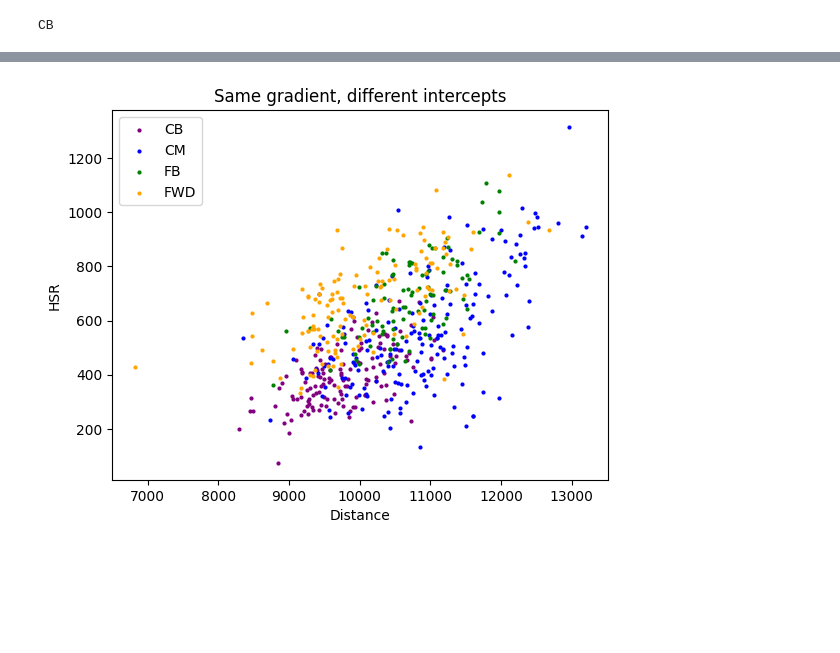
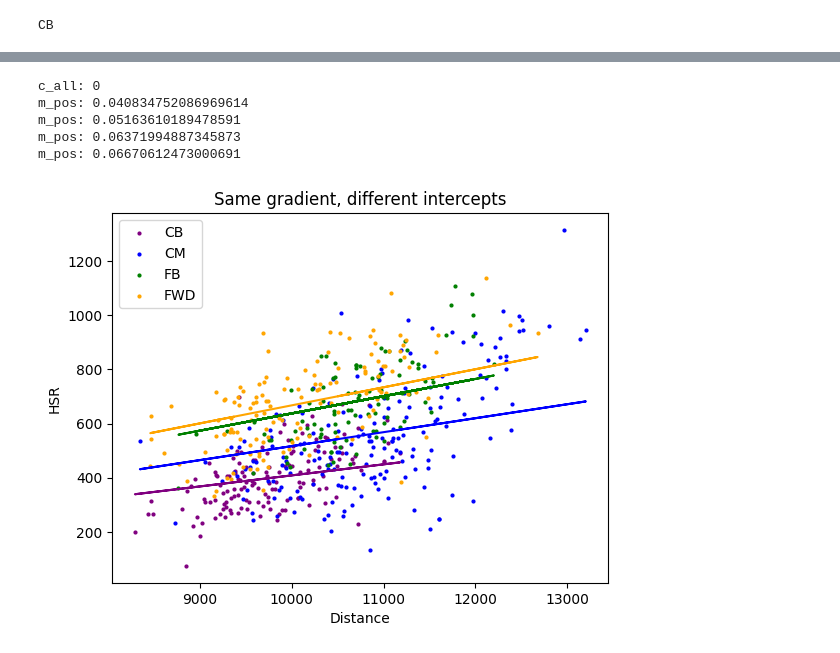
Before and after one commit to JTPiingtoh/GPSproject, a Jupyter notebook: LMM.ipynb, the cells around one changed output, grey strips where cells are left out. Saved outputs shown, nothing was run; the diff lists cells and outputs as text; code cells hidden in the pictures; blank space fills up the shorter version.

```diff
--- a/LMM.ipynb
+++ b/LMM.ipynb
@@ -106,36 +168,61 @@ CB
+# %%
+def min_SSE_given_c(c:float, x: np.ndarray, y: np.ndarray) -> float:
+
+    assert x.shape == y.shape
+    assert x.ndim == 1
+
+    sigma_x = np.sum(x)
+    sigma_xy = np.sum(x * y)
+    sigma_xx = np.sum(x * x)
+
+    return (sigma_xy - (c * sigma_x)) / sigma_xx
 # %%
 with engine.connect() as conn:
     select_stm_all_data = (
         select(sessions_data_table.c.Distance, sessions_data_table.c.HSR)
     )
 
     result_all = conn.execute(select_stm_all_data)
     all_data = result_all.mappings().all()
 
 nall_df = pd.DataFrame(all_data)
-x = nall_df["Distance"].values
-y = nall_df["HSR"].values
+x_all = nall_df["Distance"].values
+y_all = nall_df["HSR"].values
+
+c_all = 0
+print(f"c_all: {c_all}")
+
 
 colours = ["purple", "blue", "green", "orange"]
 
 for i, position in enumerate(positions):
     pos_subQ = selectPlayerIDsSubQ(position, players_table)
     measure_columns = sessions_data_table.columns
     pos_data = selectSessionsDataScatter(pos_subQ, measure_columns, sessions_data_table)
     pos_df = pd.DataFrame(pos_data)
-    x_axis = pos_df["Distance"]
-    y_axis = pos_df["HSR"]
+    x_pos = pos_df["Distance"].values
+    y_pos = pos_df["HSR"].values
+
+    m = min_SSE_given_c(c_all, x_pos, y_pos)
+    print(f"m_pos: {m}")
+    lobf_position = np.polynomial.polynomial.Polynomial((c_all, m))
 
     if all_df["position"][i] == position:
-        plt.plot(x_axis.values[i], all_df["fitted"][i])
+        plt.plot(x_pos[i], all_df["fitted"][i])
 
-    plt.scatter(x_axis, y_axis, color=colours[i], label = positions[i], s=4)
+    plt.scatter(x_pos, y_pos, color=colours[i], label = positions[i], s=4)
+    plt.plot(x_pos, lobf_position(x_pos), color=colours[i])
 
 
 plt.legend()
 plt.title("Same gradient, different intercepts")
-plt.xlabel(x_axis.name)
-plt.ylabel(y_axis.name)
+plt.xlabel("Distance")
+plt.ylabel("HSR")
 plt.show()
 # %% [output]
+c_all: 0
+m_pos: 0.040834752086969614
+m_pos: 0.05163610189478591
+m_pos: 0.06371994887345873
+m_pos: 0.06670612473000691
-[figure, old version]
+[figure, new version]
```
Also changed, not shown: parts of 6 cells of this notebook, 4 other files.
